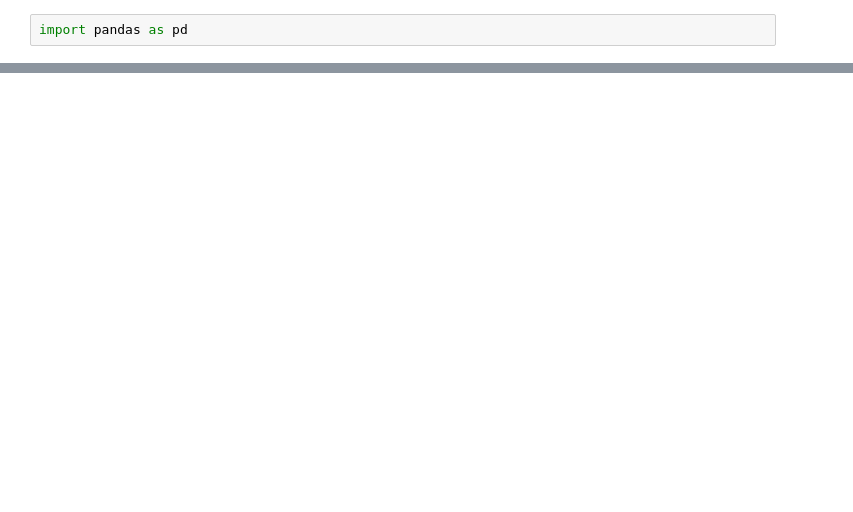
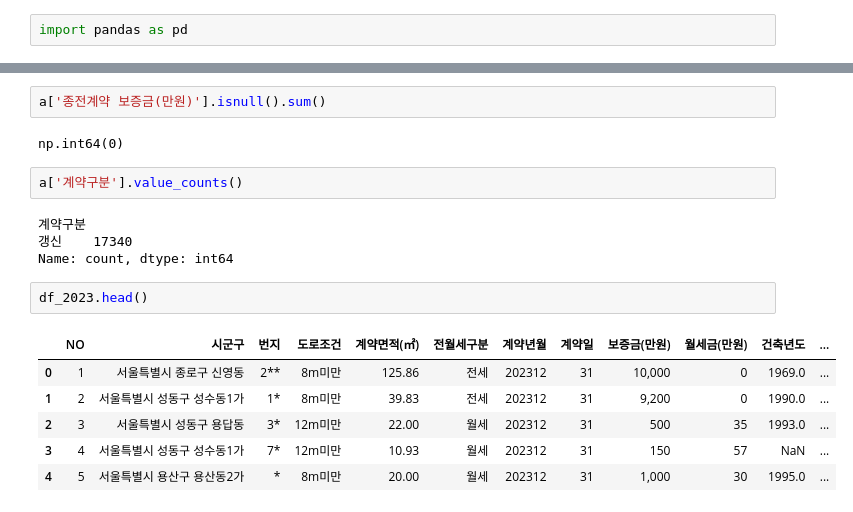
Before and after one commit to skqkrl/SDC_project, a Jupyter notebook: geumhui.ipynb, the cells around one changed output, grey strips where cells are left out. Cells and saved outputs as stored; diff of their text form; blank space fills up the shorter version.

```diff
--- a/geumhui.ipynb
+++ b/geumhui.ipynb
@@ -32,0 +185,19 @@ memory usage: 24.5+ MB
+# %%
+a['종전계약 보증금(만원)'].isnull().sum()
+# %% [output]
+np.int64(0)
+# %%
+a['계약구분'].value_counts()
+# %% [output]
+계약구분
+갱신    17340
+Name: count, dtype: int64
+# %%
+df_2023.head()
+# %% [output]
+|  | NO | 시군구 | 번지 | 도로조건 | 계약면적(㎡) | 전월세구분 | 계약년월 | 계약일 | 보증금(만원) | 월세금(만원) | 건축년도 | ... |
+| 0 | 1 | 서울특별시 종로구 신영동 | 2** | 8m미만 | 125.86 | 전세 | 202312 | 31 | 10,000 | 0 | 1969.0 | ... |
+| 1 | 2 | 서울특별시 성동구 성수동1가 | 1* | 8m미만 | 39.83 | 전세 | 202312 | 31 | 9,200 | 0 | 1990.0 | ... |
+| 2 | 3 | 서울특별시 성동구 용답동 | 3* | 12m미만 | 22.00 | 월세 | 202312 | 31 | 500 | 35 | 1993.0 | ... |
+| 3 | 4 | 서울특별시 성동구 성수동1가 | 7* | 12m미만 | 10.93 | 월세 | 202312 | 31 | 150 | 57 | NaN | ... |
+| 4 | 5 | 서울특별시 용산구 용산동2가 | * | 8m미만 | 20.00 | 월세 | 202312 | 31 | 1,000 | 30 | 1995.0 | ... |
```
Also changed, not shown: parts of 21 cells of this notebook.
